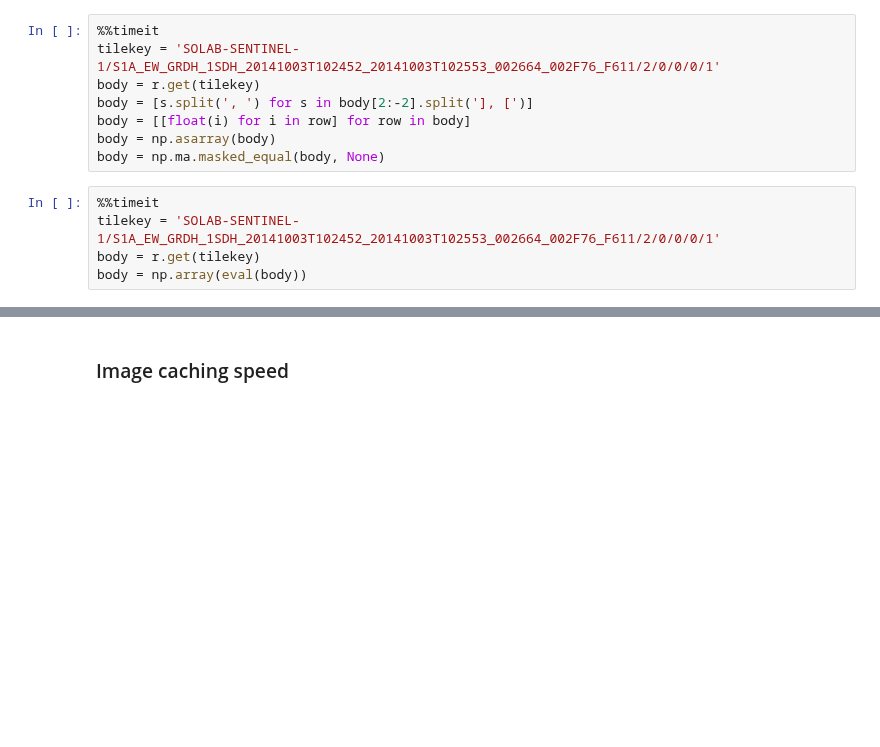
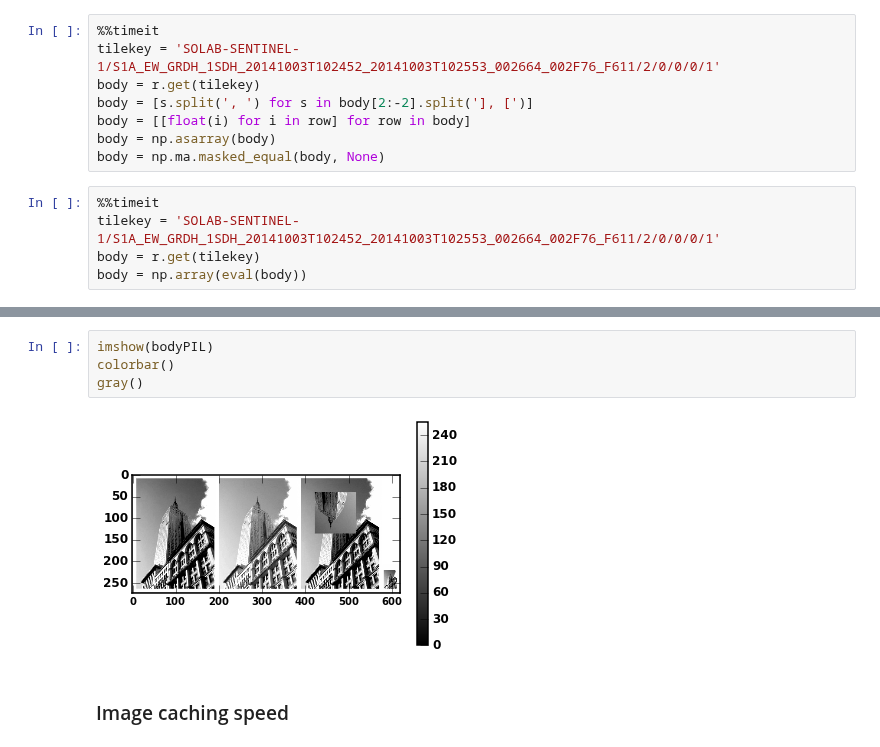
Before and after one commit to magican/PySOL, a Jupyter notebook: notebooks/Drafts/warmup_ncwms.ipynb, the cells around one changed output, grey strips where cells are left out. Saved outputs shown, nothing was run; the diff lists cells and outputs as text; blank space fills up the shorter version.

```diff
--- a/notebooks/Drafts/warmup_ncwms.ipynb
+++ b/notebooks/Drafts/warmup_ncwms.ipynb
@@ -208,3 +338,9 @@ body = np.array(eval(body))
+# %%
+imshow(bodyPIL)
+colorbar()
+gray()
+# %% [output]
+[figure, added]
 # %% [markdown]
 ### Image caching speed
 # %%
```
Also changed, not shown: parts of 24 cells of this notebook, 1 other file.
